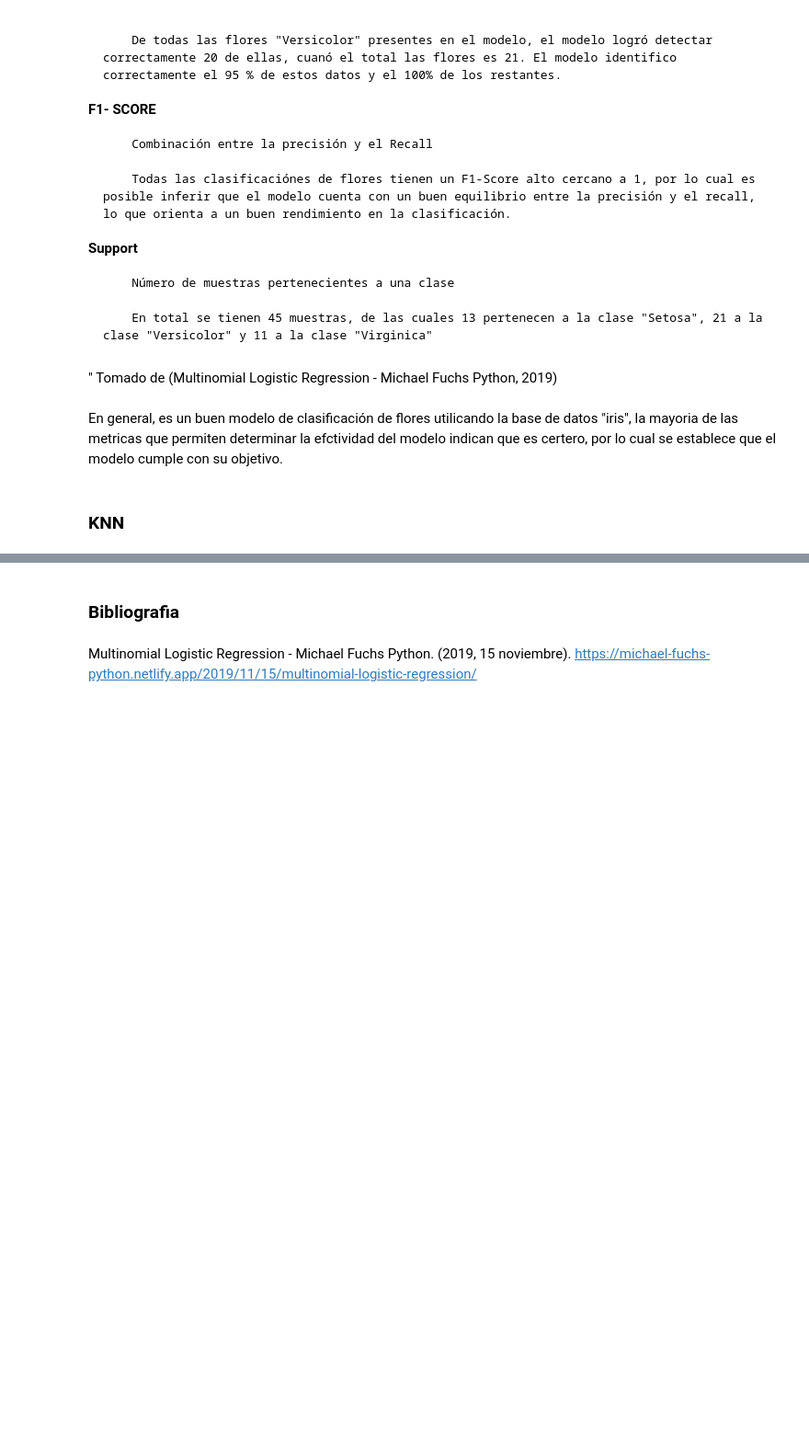
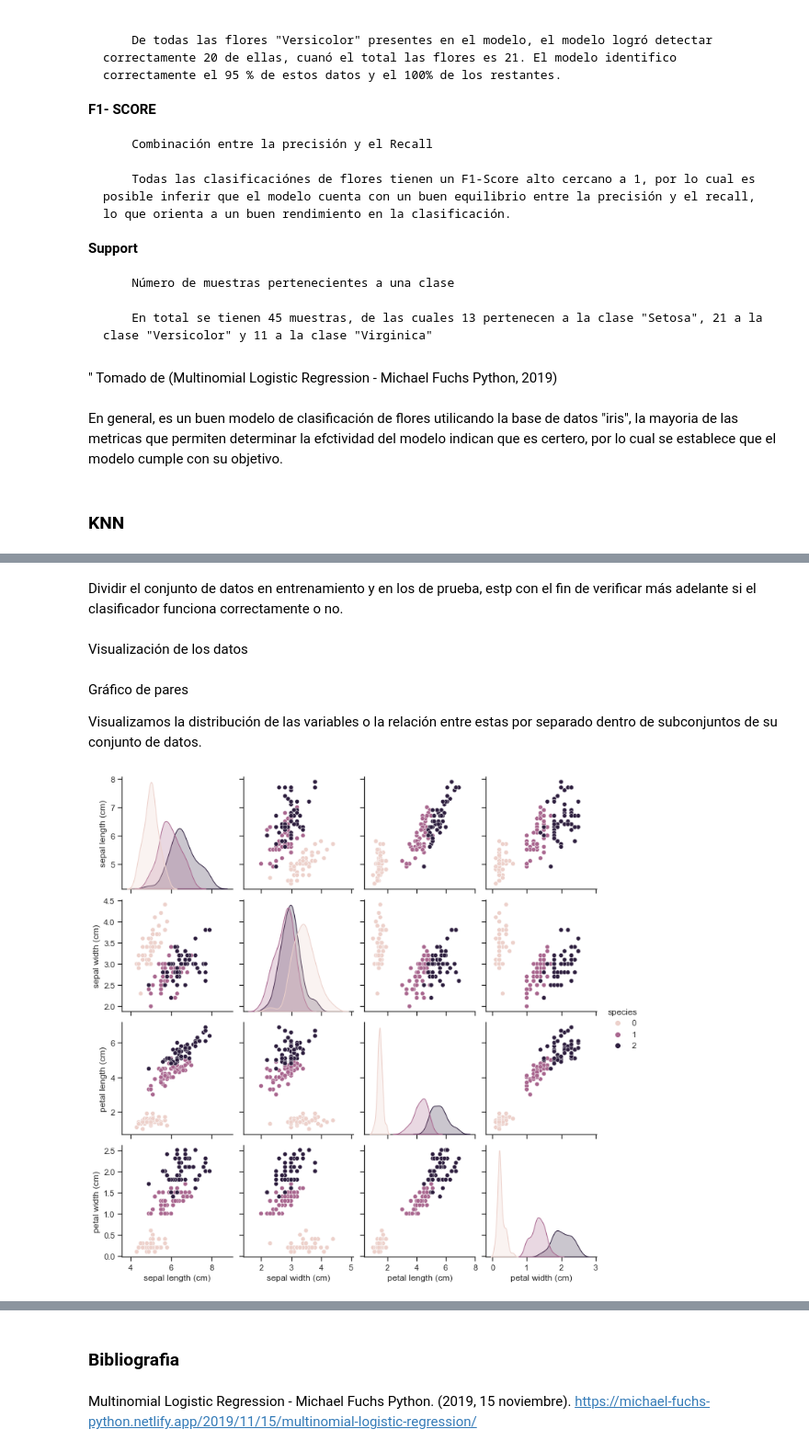
Before and after one commit to td2USA-20232/g2Caso3, a Jupyter notebook: caso3_g2.ipynb, the cells around one changed output, grey strips where cells are left out. Shown at 92% size. Saved outputs shown, nothing was run; the diff lists cells and outputs as text; code cells hidden in the pictures; blank space fills up the shorter version.

```diff
--- a/caso3_g2.ipynb
+++ b/caso3_g2.ipynb
@@ -732,0 +460,2 @@ outlier_values
+# %% [markdown]
+Dividir el conjunto de datos en entrenamiento y en los de prueba, estp con el fin de verificar más adelante si el clasificador funciona correctamente o no.
@@ -732,0 +466,2 @@ outlier_values
+# %% [markdown]
+Visualización de los datos
@@ -732,0 +472,27 @@ outlier_values
+# %% [markdown]
+Gráfico de pares
+
+Visualizamos la distribución de las variables o la relación entre estas por separado dentro de subconjuntos de su conjunto de datos.
+# %%
+import seaborn as sns
+import matplotlib.pyplot as plt
+from sklearn.datasets import load_iris
+
+# Cargar el conjunto de datos Iris
+iris = load_iris()
+data = iris.data  # Características
+target = iris.target  # Variable objetivo
+
+# Crear un DataFrame de Pandas para el conjunto de datos
+import pandas as pd
+iris_df = pd.DataFrame(data, columns=iris.feature_names)
+
+# Agregar la columna de especie (variable objetivo) al DataFrame
+iris_df['species'] = target
+
+# Crear un pair plot coloreado por especie
+sns.set(style="ticks")
+sns.pairplot(iris_df, hue="species")
+plt.show()
+# %% [output]
+[figure, added]
```
Also changed, not shown: parts of 89 cells of this notebook.
